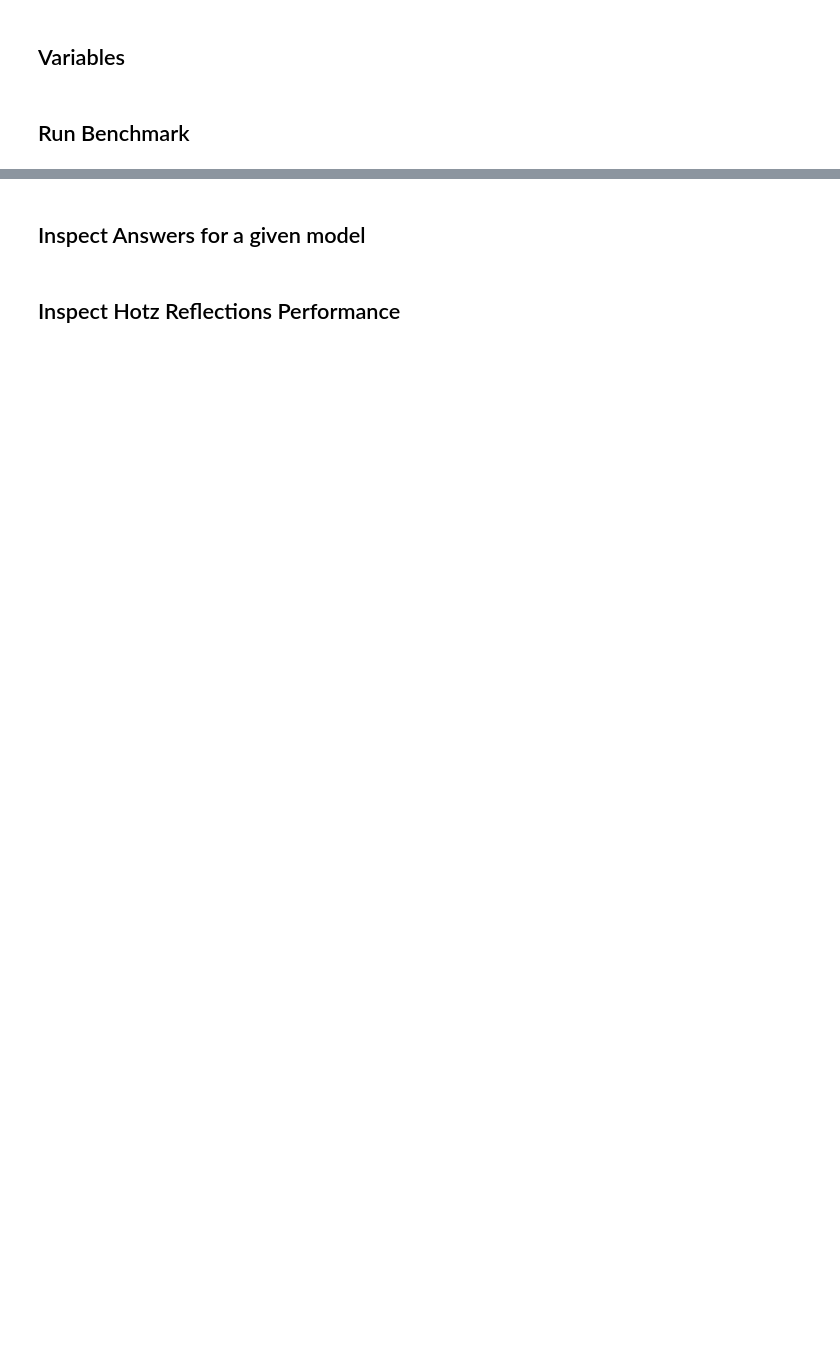
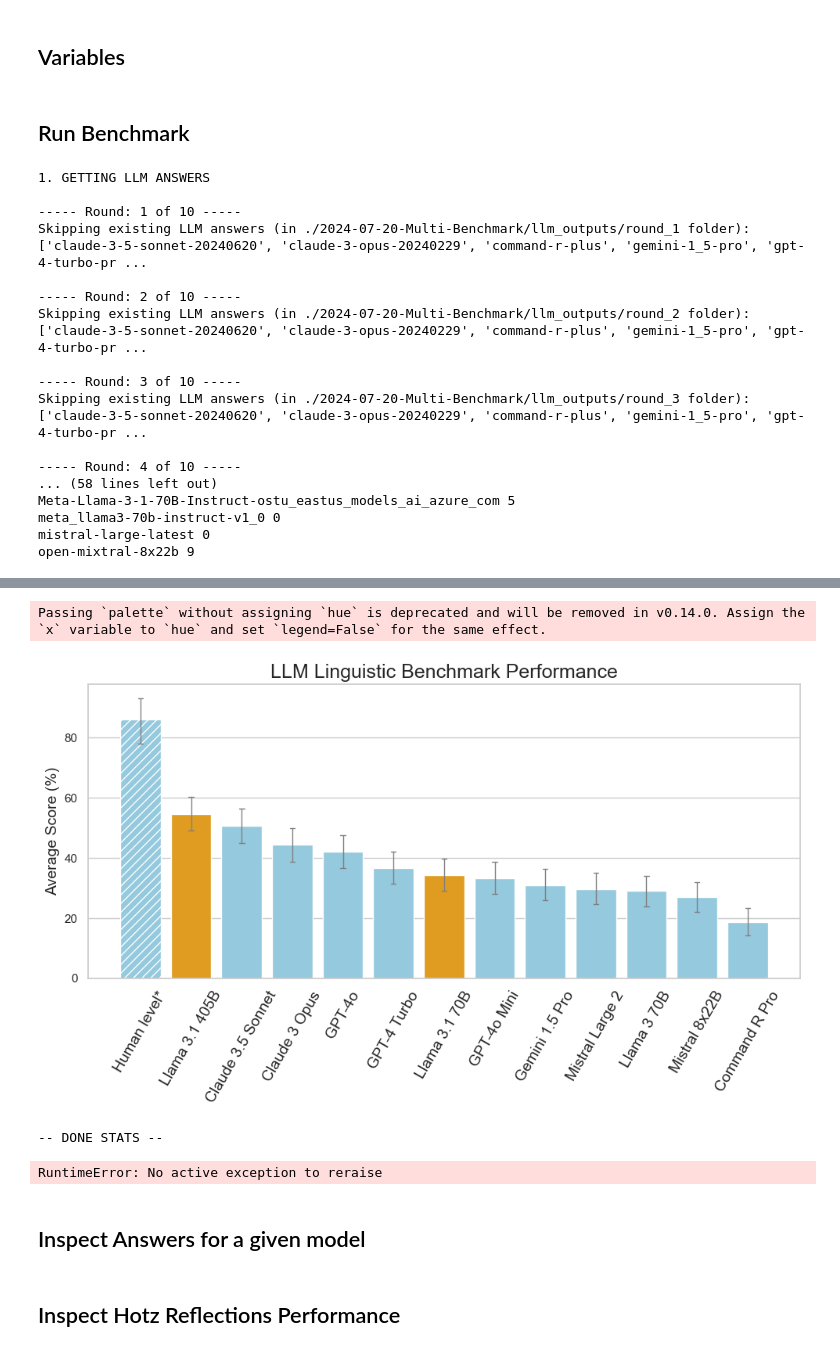
Before and after one commit to autogenai/easy-problems-that-llms-get-wrong, a Jupyter notebook: main.ipynb, the cells around one changed output, grey strips where cells are left out. Drawn from its saved outputs; the diff is of its cells as text; code cells hidden in the pictures; blank space fills up the shorter version.

Commit message:
add latest LLM models

```diff
--- a/main.ipynb
+++ b/main.ipynb
@@ -108,15 +113,18 @@ if "get_llm_answers" in execution_steps:
             prefix_replace='final_answers-')
         print(f'Skipping existing LLM answers (in {answer_save_path_round} folder):', list(all_llm_answers.keys()))
         answer_models_run = [model for model in answer_models
-                            if model_clean(model) not in all_llm_answers.keys()]
+                             if model_clean(model[0]) not in all_llm_answers.keys()]
+        questions = benchmark_questions.copy()
         if multiple_choice_questions:
-            for q in benchmark_questions:
-                prompt, correct_letter = construct_multiple_choice_question(q)
-                q.update({'multi_choice_question': prompt, 'correct_letter': correct_letter})
-        questions = {m: benchmark_questions for m in answer_models_run}
+            questions = {}
+            for model, llm_service in answer_models_run:
+                clean_model = model_clean(model)
+                questions[clean_model] = benchmark_questions.copy()
+                for q in questions[clean_model]:
+                    prompt, correct_letter = construct_multiple_choice_question(q)
+                    q.update({'multi_choice_question': prompt, 'correct_letter': correct_letter})
         all_llm_answers = await get_llm_answers(
-            litellm_service(),
-            benchmark_questions,
+            questions,
             answer_models_run,
             answer_hyperparams,
             answer_save_path_round,
@@ -139,7 +147,7 @@ if "hotz_reflection" in execution_steps:
             prefix_replace='final_answers-')
         print(f'Skipping existing LLM answers (in {answer_hotz_save_path_round} folder):', list(all_hotz_llm_answers.keys()))
         answer_models_run = [model for model in answer_models
-                            if model_clean(model) not in all_hotz_llm_answers.keys()]
+                            if model_clean(model[0]) not in all_hotz_llm_answers.keys()]
         all_llm_questions = {model: info.to_dict('records') for model, info in all_llm_answers.items()}
         if multiple_choice_questions:
             for model, questions in all_llm_questions.items():
@@ -150,7 +158,6 @@ if "hotz_reflection" in execution_steps:
                     q.update({'multi_choice_question': prompt})
 
         all_llm_answers = await get_llm_answers(
-            litellm_service(),
             all_llm_questions,
             answer_models_run,
             answer_hyperparams,
@@ -166,8 +173,7 @@ if "evaluate_answers" in execution_steps:
     all_llm_answers = load_all_llm_answers_from_json(answers_save_path,
         prefix_replace='final_answers-', sub_folders=sub_answer_folders)
     if multiple_choice_questions:
-        incomplete_llm_answers = calc_incomplete_llm_answers(all_llm_answers, auto_eval_save_path,
-                                                             sub_eval_folders, date_now)
+        incomplete_llm_answers = all_llm_answers
         all_llm_evals = score_multiple_choice_answers(incomplete_llm_answers, auto_eval_save_path)
         if hotz_reflection:
             print('\nEvaluate Hotz Reflections')
@@ -183,9 +189,8 @@ if "evaluate_answers" in execution_steps:
             incomplete_llm_answers = calc_incomplete_llm_answers(all_llm_eval_messages, auto_eval_save_path,
                                                                  [f'/round_{n+1}'], date_now)
             all_llm_eval_responses = await get_llm_eval_responses(
-                custom_llm_service(),
                 incomplete_llm_answers,
-                model=auto_eval_model,
+                model_info=auto_eval_model,
                 hyperparams=auto_eval_hyperparams,
                 validation_func=lambda x: validation_func(x, json_key='score',
                     list_of_values=[0, 20, 40, 60, 80, 100])
@@ -207,25 +212,26 @@ if "generate_statistics" in execution_steps:
     all_stats_dfs = {}
     save_info = [{
         'path': auto_eval_save_path,
-        'chart_title': 'LLM Liguisitc Benchmark Performance'
-        'type': ''
+        'chart_title': 'LLM Linguistic Benchmark Performance',
+        'type': '',
     }]
     if hotz_reflection:
         save_info.append({
             'path': auto_eval_hotz_save_path,
-            'chart_title': 'LLM Liguisitc Benchmark Performance (Hotz Reflection)'
-            'type': '-Hotz'
+            'chart_title': 'LLM Linguistic Benchmark Performance (Hotz Reflection)',
+            'type': '-Hotz',
         })
     for info in save_info:
         save_path = info['path']
         chart_title = info['chart_title']
+        info_type = info['type']
         print('Eval for path:', save_path)
         all_llm_evals = load_all_llm_answers_from_json(
             save_path,
             prefix_replace='auto_eval-',
             sub_folders=sub_eval_folders,
         )
-        stats_df = get_llm_stats(all_llm_evals, stats_save_path, bootstrap_n=10000)
+        stats_df = get_llm_stats(all_llm_evals, stats_save_path, file_suffix=info_type, bootstrap_n=10000)
         if multiple_choice_questions:
             for model, evals_df in all_llm_evals.items():
                 #evals_df['invalid_answer_letter'] = evals_df.apply(lambda x: x['json_answer_letter'] not in ['A', 'B', 'C', 'D'], axis=1)
@@ -234,8 +240,27 @@ if "generate_statistics" in execution_steps:
                 stats_df.loc[model, 'invalid_outputs'] = incorrect_letter_count
 
         display(stats_df)
-        barplot, plt = create_performance_chart(stats_df.reset_index(), chart_title)
-        barplot.figure.savefig(f"{stats_save_path}/performance_chart{info['type']}.png")
+        barplot, plt = create_performance_chart(stats_df.reset_index(), chart_title,
+            highlight_models=['Llama 3.1 405B', 'Llama 3.1 70B'],)
+        barplot.figure.savefig(f"{stats_save_path}/performance_chart{info_type}.png")
         plt.show()
         all_stats_dfs[chart_title] = stats_df
     print('-- DONE STATS --\n')
+# %% [output]
+1. GETTING LLM ANSWERS
+
+----- Round: 1 of 10 -----
+Skipping existing LLM answers (in ./2024-07-20-Multi-Benchmark/llm_outputs/round_1 folder): ['claude-3-5-sonnet-20240620', 'claude-3-opus-20240229', 'command-r-plus', 'gemini-1_5-pro', 'gpt-4-turbo-pr ...
+
+----- Round: 2 of 10 -----
+Skipping existing LLM answers (in ./2024-07-20-Multi-Benchmark/llm_outputs/round_2 folder): ['claude-3-5-sonnet-20240620', 'claude-3-opus-20240229', 'command-r-plus', 'gemini-1_5-pro', 'gpt-4-turbo-pr ...
+
+----- Round: 3 of 10 -----
+Skipping existing LLM answers (in ./2024-07-20-Multi-Benchmark/llm_outputs/round_3 folder): ['claude-3-5-sonnet-20240620', 'claude-3-opus-20240229', 'command-r-plus', 'gemini-1_5-pro', 'gpt-4-turbo-pr ...
+
+----- Round: 4 of 10 -----
+... (58 lines left out)
+Meta-Llama-3-1-70B-Instruct-ostu_eastus_models_ai_azure_com 5
+meta_llama3-70b-instruct-v1_0 0
+mistral-large-latest 0
+open-mixtral-8x22b 9
@@ -242,3 +281,10 @@ if "generate_statistics" in execution_steps:
+Passing `palette` without assigning `hue` is deprecated and will be removed in v0.14.0. Assign the `x` variable to `hue` and set `legend=False` for the same effect.
+[figure, added]
+-- DONE STATS --
+# %%
+raise
+# %% [output]
+RuntimeError: No active exception to reraise
 # %% [markdown]
 ## Inspect Answers for a given model
 # %%
```
Also changed, not shown: parts of 4 cells of this notebook, 3 other files.
